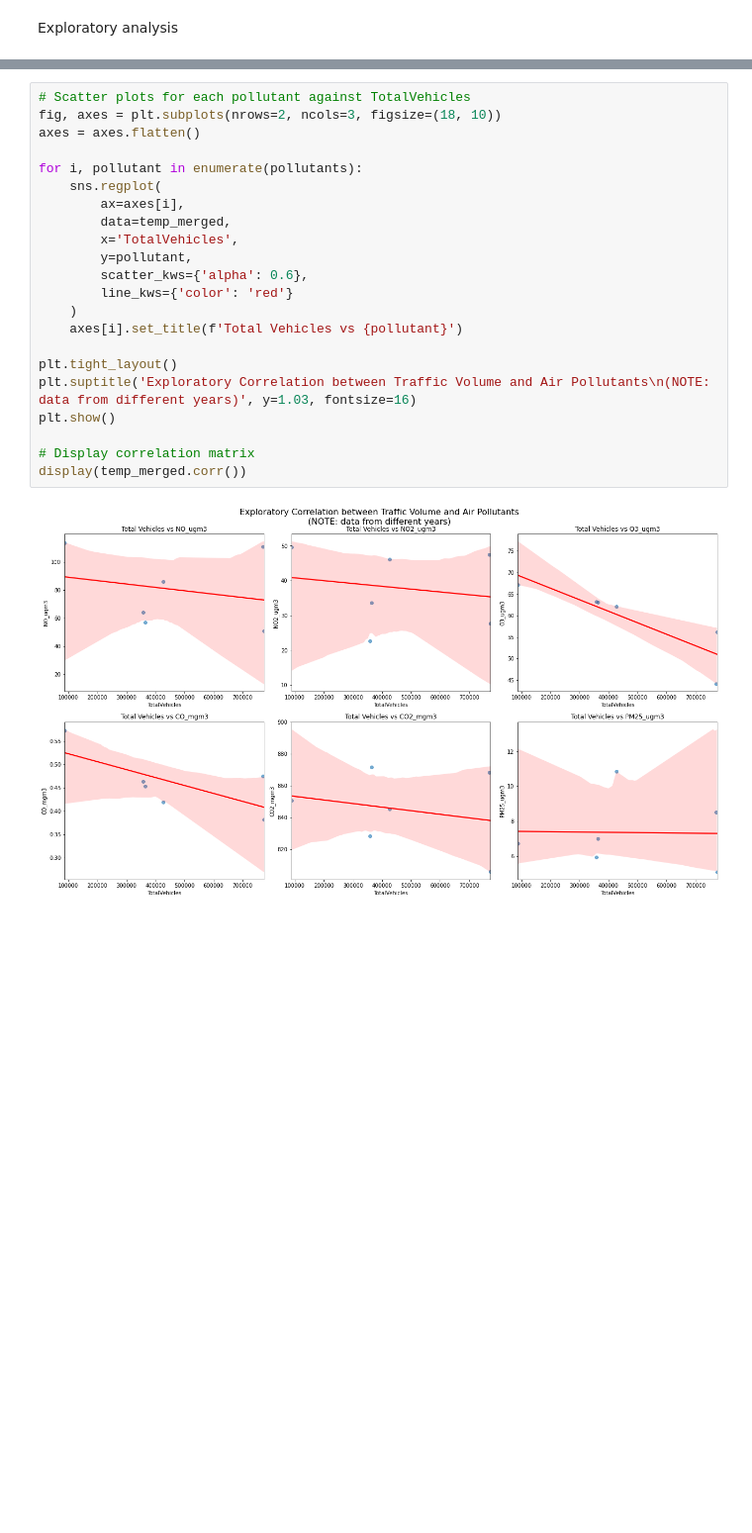
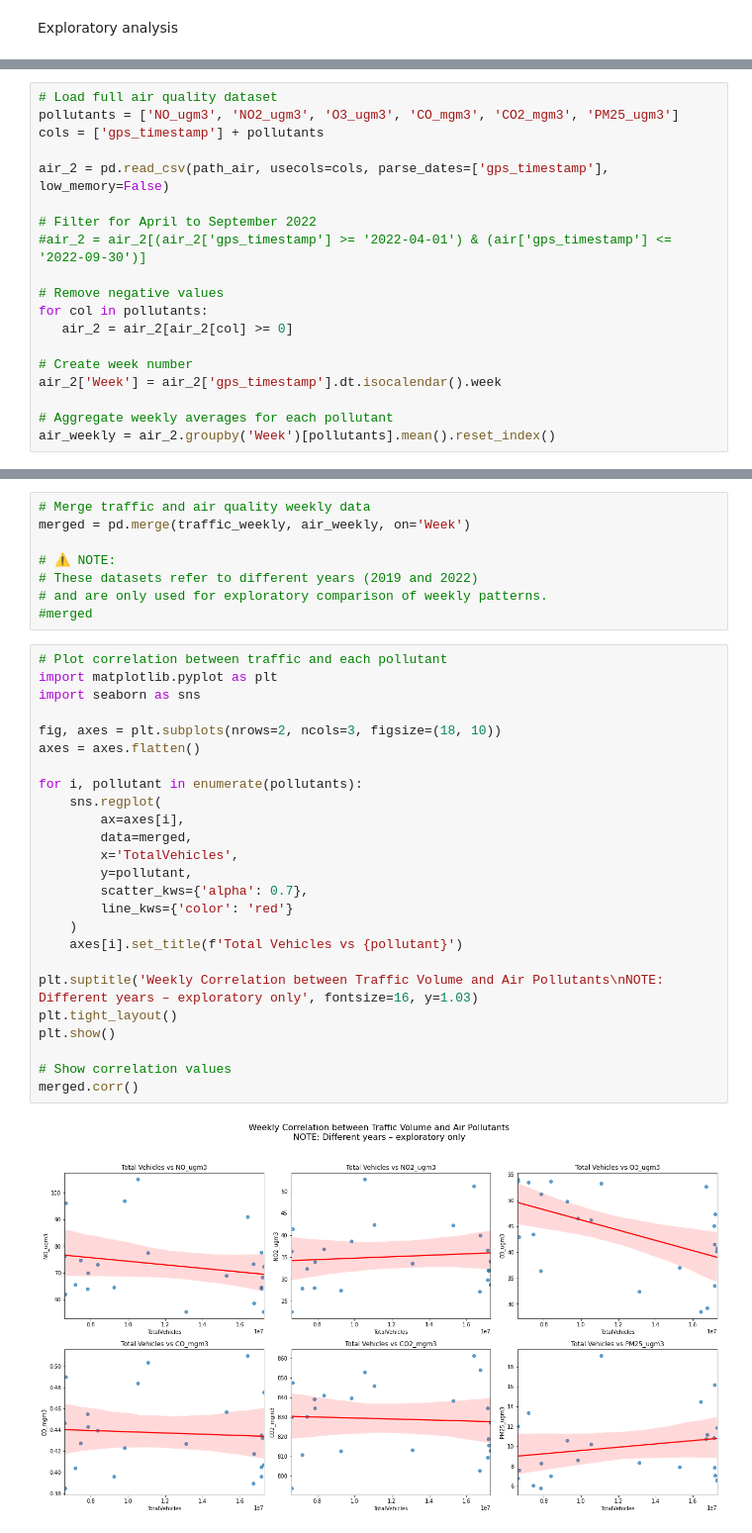
Before and after one commit to GiselleMelo/projeto-iot, a Jupyter notebook: projeto.ipynb, the cells around one changed output, grey strips where cells are left out. Shown: that part at 99% size. Saved outputs shown, nothing was run; the diff lists cells and outputs as text; blank space fills up the shorter version.

```diff
--- a/projeto.ipynb
+++ b/projeto.ipynb
@@ -70,0 +96,19 @@ Exploratory analysis
+# %%
+# Load full air quality dataset
+pollutants = ['NO_ugm3', 'NO2_ugm3', 'O3_ugm3', 'CO_mgm3', 'CO2_mgm3', 'PM25_ugm3']
+cols = ['gps_timestamp'] + pollutants
+
+air_2 = pd.read_csv(path_air, usecols=cols, parse_dates=['gps_timestamp'], low_memory=False)
+
+# Filter for April to September 2022
+#air_2 = air_2[(air_2['gps_timestamp'] >= '2022-04-01') & (air['gps_timestamp'] <= '2022-09-30')]
+
+# Remove negative values
+for col in pollutants:
+   air_2 = air_2[air_2[col] >= 0]
+
+# Create week number
+air_2['Week'] = air_2['gps_timestamp'].dt.isocalendar().week
+
+# Aggregate weekly averages for each pollutant
+air_weekly = air_2.groupby('Week')[pollutants].mean().reset_index()
@@ -71,24 +119,35 @@ Exploratory analysis
+# %%
+# Merge traffic and air quality weekly data
+merged = pd.merge(traffic_weekly, air_weekly, on='Week')
+
+# ⚠️ NOTE:
+# These datasets refer to different years (2019 and 2022)
+# and are only used for exploratory comparison of weekly patterns.
+#merged
 # %%
-# Scatter plots for each pollutant against TotalVehicles
+# Plot correlation between traffic and each pollutant
+import matplotlib.pyplot as plt
+import seaborn as sns
+
 fig, axes = plt.subplots(nrows=2, ncols=3, figsize=(18, 10))
 axes = axes.flatten()
 
 for i, pollutant in enumerate(pollutants):
     sns.regplot(
         ax=axes[i],
-        data=temp_merged,
+        data=merged,
         x='TotalVehicles',
         y=pollutant,
-        scatter_kws={'alpha': 0.6},
+        scatter_kws={'alpha': 0.7},
         line_kws={'color': 'red'}
     )
     axes[i].set_title(f'Total Vehicles vs {pollutant}')
 
+plt.suptitle('Weekly Correlation between Traffic Volume and Air Pollutants\nNOTE: Different years – exploratory only', fontsize=16, y=1.03)
 plt.tight_layout()
-plt.suptitle('Exploratory Correlation between Traffic Volume and Air Pollutants\n(NOTE: data from different years)', y=1.03, fontsize=16)
 plt.show()
 
-# Display correlation matrix
-display(temp_merged.corr())
+# Show correlation values
+merged.corr()
 # %% [output]
-[figure, old version]
+[figure, new version]
```
Also changed, not shown: parts of 12 cells of this notebook.
